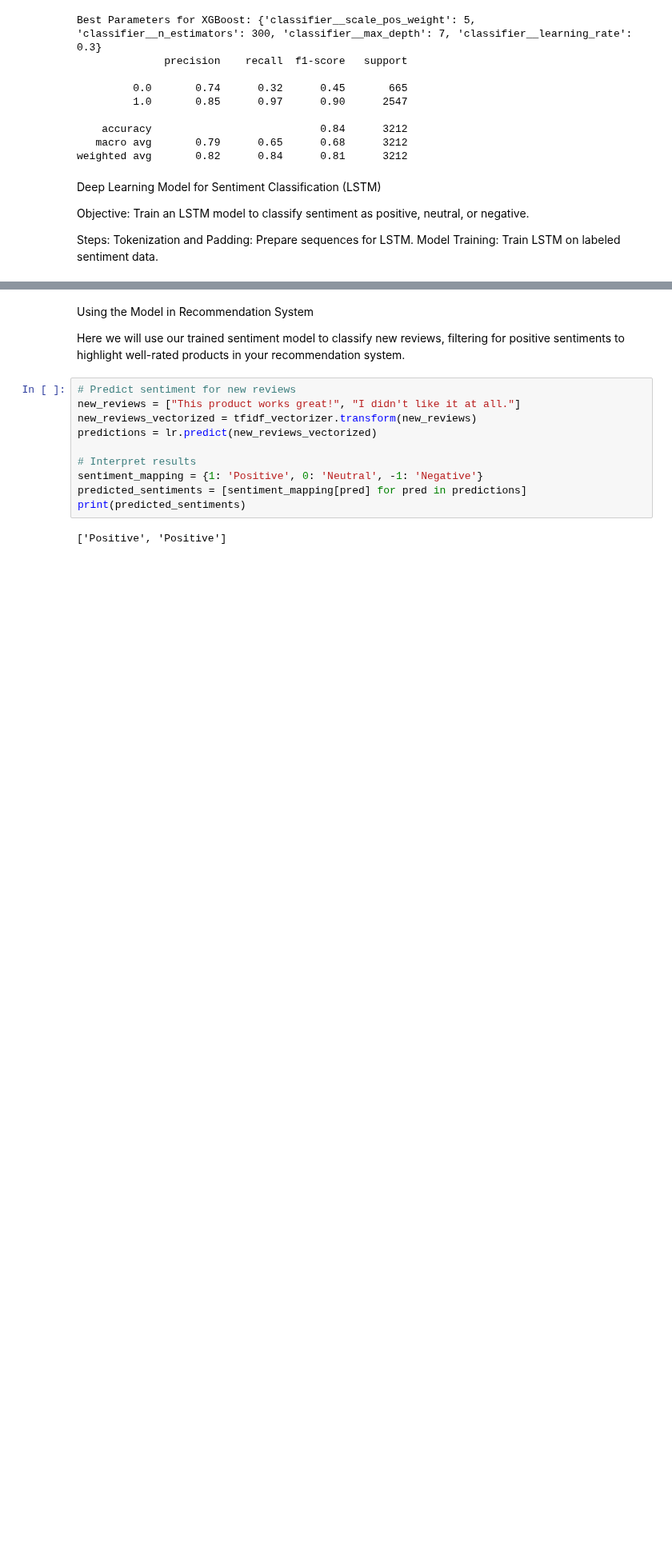
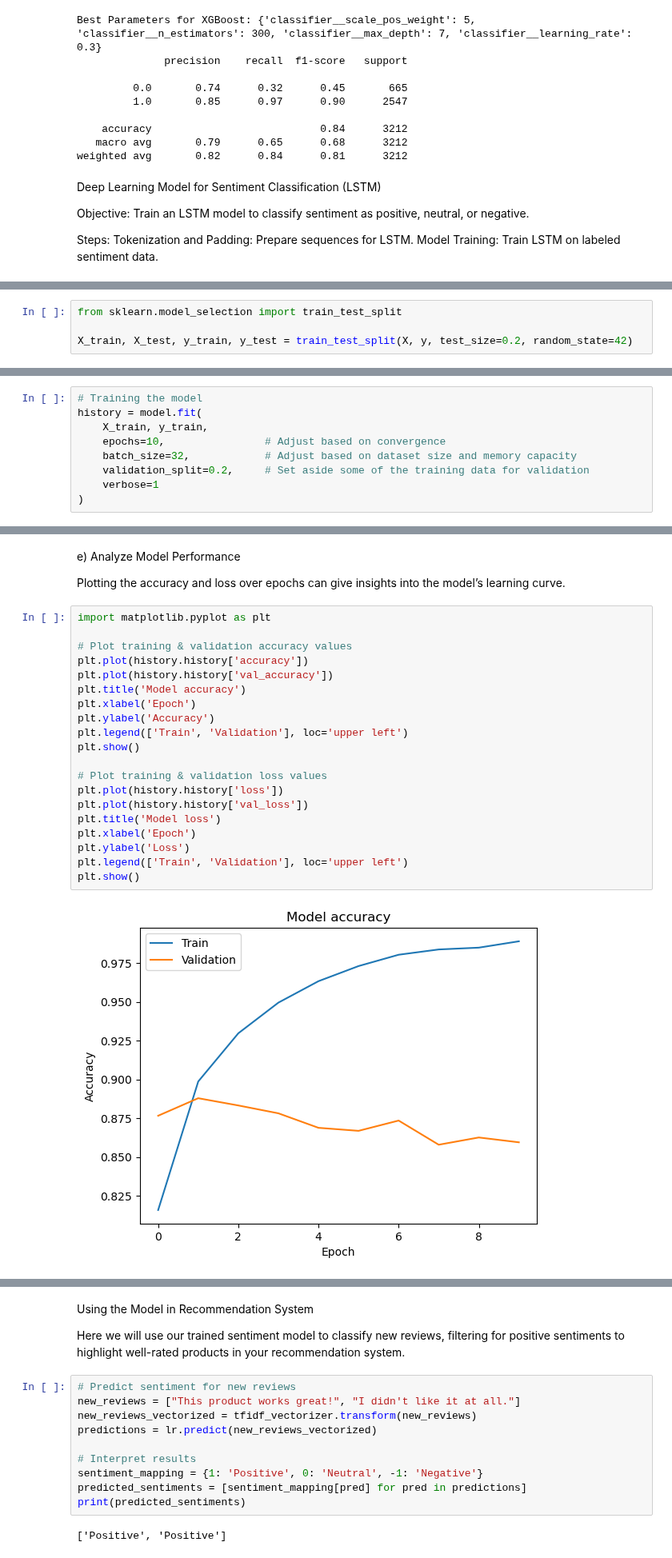
Before and after one commit to ECCHERUIYOT/AI-Powered-Recommendations-For-Melanin-Skin, a Jupyter notebook: index.ipynb, the cells around one changed output, grey strips where cells are left out. Shown at 80% size. Cells and saved outputs as stored; diff of their text form; blank space fills up the shorter version.

```diff
--- a/index.ipynb
+++ b/index.ipynb
@@ -824,0 +857,4 @@ ModuleNotFoundError: No module named 'tensorflow'
+# %%
+from sklearn.model_selection import train_test_split
+
+X_train, X_test, y_train, y_test = train_test_split(X, y, test_size=0.2, random_state=42)
@@ -824,0 +911,9 @@ ModuleNotFoundError: No module named 'tensorflow'
+# %%
+# Training the model
+history = model.fit(
+    X_train, y_train,
+    epochs=10,                # Adjust based on convergence
+    batch_size=32,            # Adjust based on dataset size and memory capacity
+    validation_split=0.2,     # Set aside some of the training data for validation
+    verbose=1
+)
@@ -824,0 +952,26 @@ ModuleNotFoundError: No module named 'tensorflow'
+# %% [markdown]
+e)  Analyze Model Performance
+
+Plotting the accuracy and loss over epochs can give insights into the model’s learning curve.
+# %%
+import matplotlib.pyplot as plt
+
+# Plot training & validation accuracy values
+plt.plot(history.history['accuracy'])
+plt.plot(history.history['val_accuracy'])
+plt.title('Model accuracy')
+plt.xlabel('Epoch')
+plt.ylabel('Accuracy')
+plt.legend(['Train', 'Validation'], loc='upper left')
+plt.show()
+
+# Plot training & validation loss values
+plt.plot(history.history['loss'])
+plt.plot(history.history['val_loss'])
+plt.title('Model loss')
+plt.xlabel('Epoch')
+plt.ylabel('Loss')
+plt.legend(['Train', 'Validation'], loc='upper left')
+plt.show()
+# %% [output]
+[figure, added]
```
Also changed, not shown: parts of 12 cells of this notebook.
